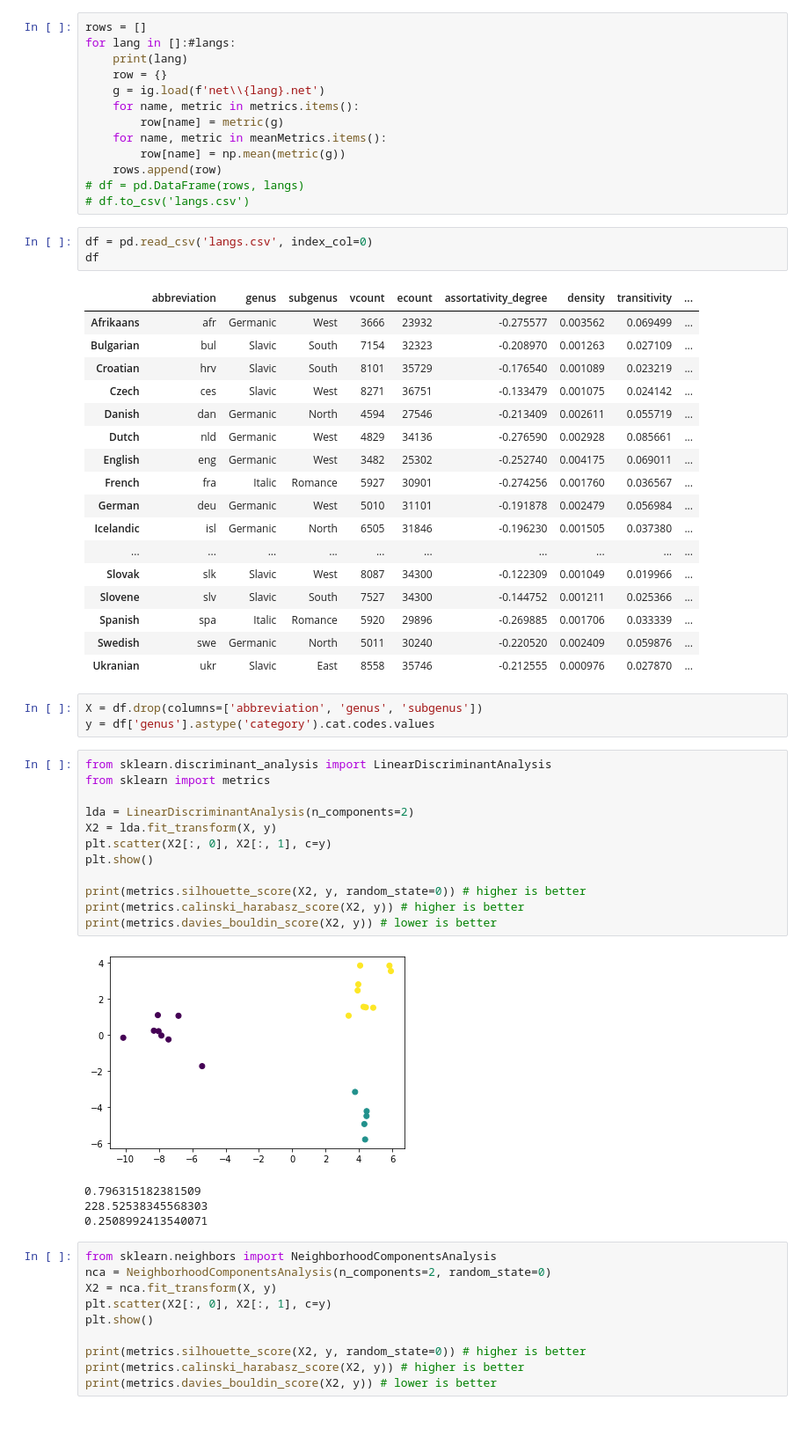
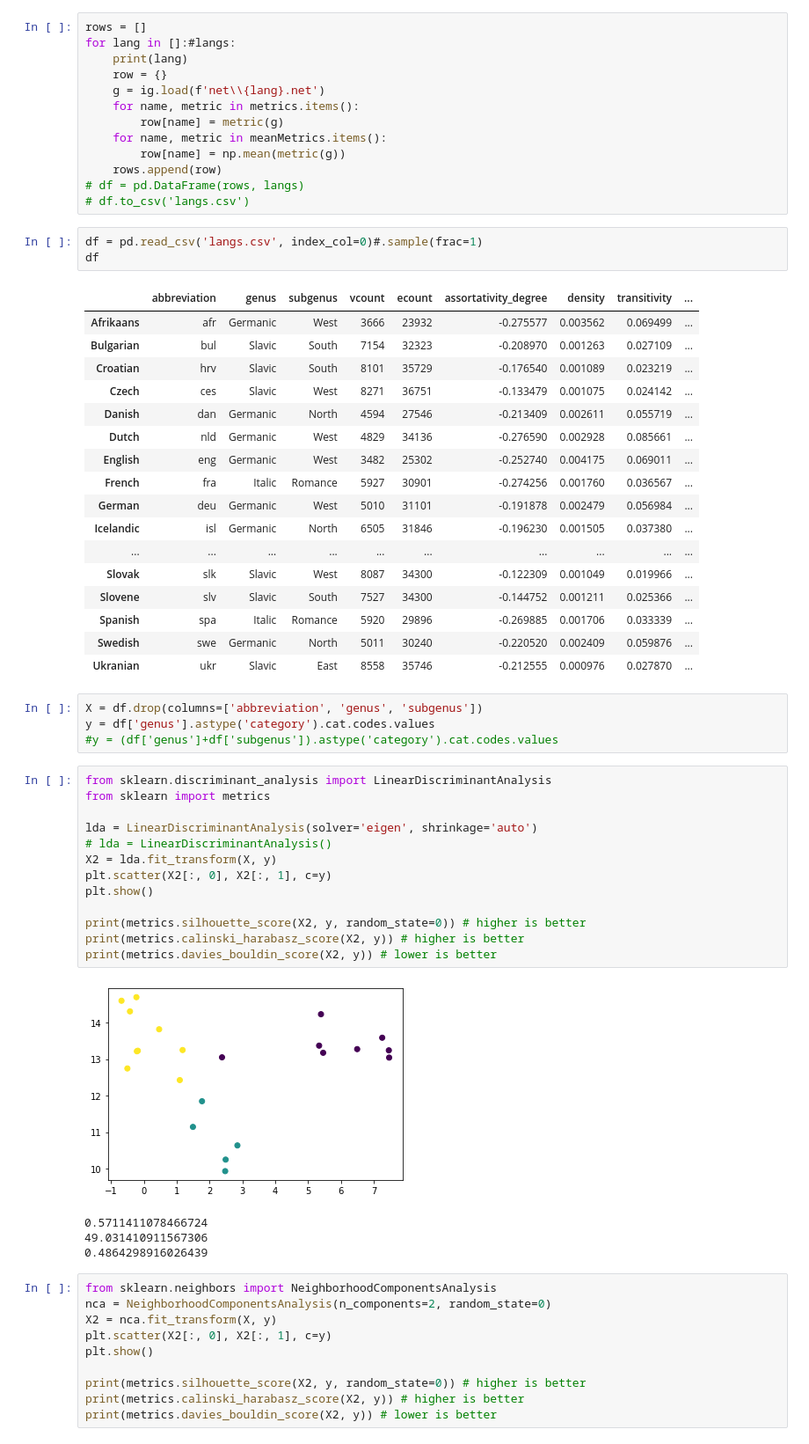
Before and after one commit to baton96/Complex-Networks, a Jupyter notebook: A4/A4.ipynb, the cells around one changed output. Shown at 88% size. Cells and saved outputs as stored; diff of their text form.

```diff
--- a/A4/A4.ipynb
+++ b/A4/A4.ipynb
@@ -88,7 +88,7 @@ for lang in []:#langs:
 # df = pd.DataFrame(rows, langs)
 # df.to_csv('langs.csv')
 # %%
-df = pd.read_csv('langs.csv', index_col=0)
+df = pd.read_csv('langs.csv', index_col=0)#.sample(frac=1)
 df
 # %% [output]
 |  | abbreviation | genus | subgenus | vcount | ecount | assortativity_degree | density | transitivity | ... |
@@ -111,23 +111,25 @@ df
 # %%
 X = df.drop(columns=['abbreviation', 'genus', 'subgenus'])
 y = df['genus'].astype('category').cat.codes.values
+#y = (df['genus']+df['subgenus']).astype('category').cat.codes.values
 # %%
 from sklearn.discriminant_analysis import LinearDiscriminantAnalysis
 from sklearn import metrics
 
-lda = LinearDiscriminantAnalysis(n_components=2)
+lda = LinearDiscriminantAnalysis(solver='eigen', shrinkage='auto')
+# lda = LinearDiscriminantAnalysis()
 X2 = lda.fit_transform(X, y)
 plt.scatter(X2[:, 0], X2[:, 1], c=y)
 plt.show()
 
 print(metrics.silhouette_score(X2, y, random_state=0)) # higher is better
 print(metrics.calinski_harabasz_score(X2, y)) # higher is better
 print(metrics.davies_bouldin_score(X2, y)) # lower is better
 # %% [output]
-[figure, old version]
+[figure, new version]
-0.796315182381509
-228.52538345568303
-0.2508992413540071
+0.5711411078466724
+49.031410911567306
+0.4864298916026439
 # %%
 from sklearn.neighbors import NeighborhoodComponentsAnalysis
 nca = NeighborhoodComponentsAnalysis(n_components=2, random_state=0)
```
Also changed, not shown: parts of 4 cells of this notebook.
